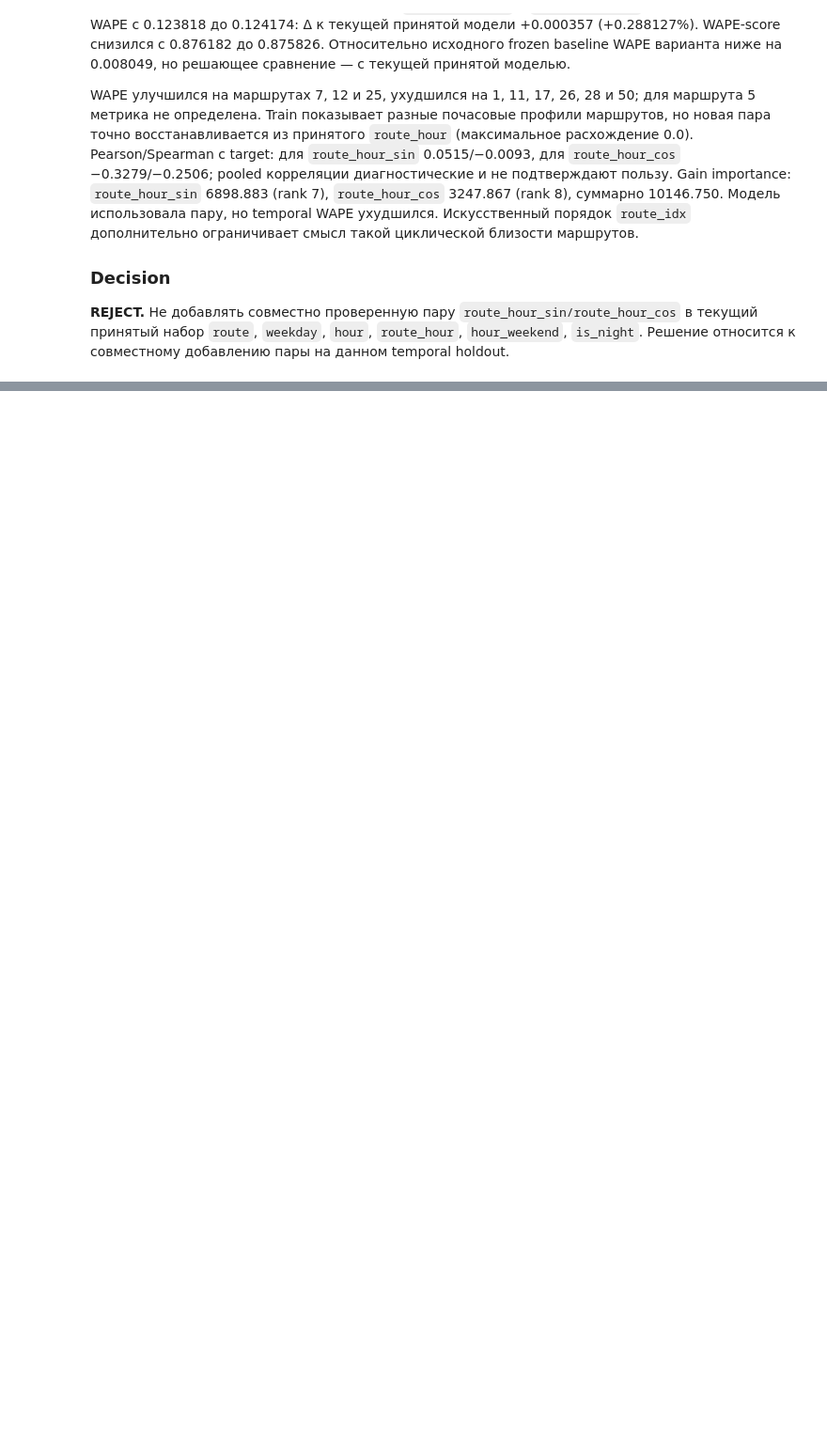
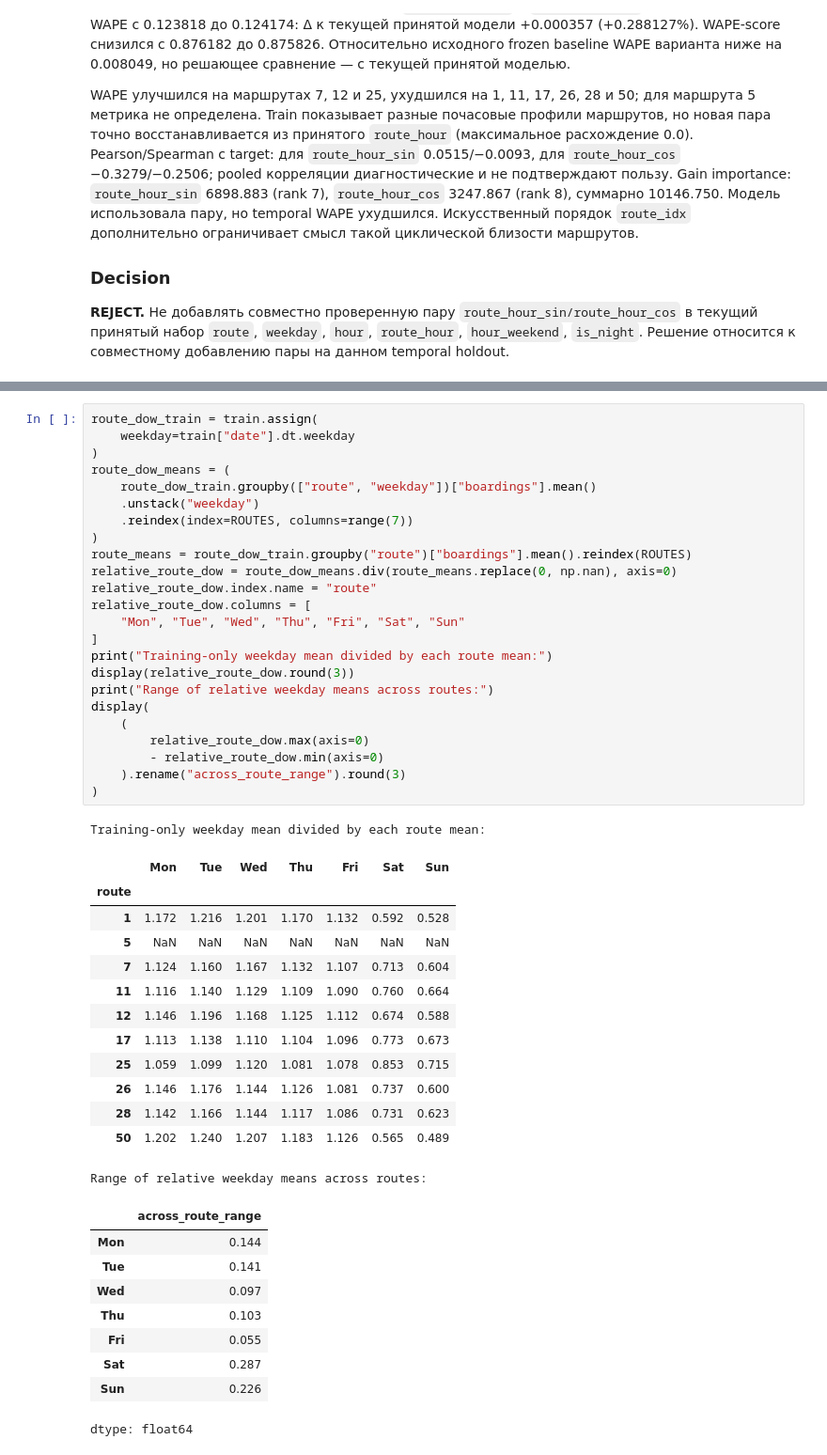
Before and after one commit to rapogahu/MT-Hackathon-2026, a Jupyter notebook: ml/notebooks/feature_engineering.ipynb, the cells around one changed output, grey strips where cells are left out. Shown at 94% size. Saved outputs shown, nothing was run; the diff lists cells and outputs as text; blank space fills up the shorter version.

```diff
--- a/ml/notebooks/feature_engineering.ipynb
+++ b/ml/notebooks/feature_engineering.ipynb
@@ -3650,0 +3665,48 @@ WAPE улучшился на маршрутах 7, 12 и 25, ухудшился
+# %%
+route_dow_train = train.assign(
+    weekday=train["date"].dt.weekday
+)
+route_dow_means = (
+    route_dow_train.groupby(["route", "weekday"])["boardings"].mean()
+    .unstack("weekday")
+    .reindex(index=ROUTES, columns=range(7))
+)
+route_means = route_dow_train.groupby("route")["boardings"].mean().reindex(ROUTES)
+relative_route_dow = route_dow_means.div(route_means.replace(0, np.nan), axis=0)
+relative_route_dow.index.name = "route"
+relative_route_dow.columns = [
+    "Mon", "Tue", "Wed", "Thu", "Fri", "Sat", "Sun"
+]
+print("Training-only weekday mean divided by each route mean:")
+display(relative_route_dow.round(3))
+print("Range of relative weekday means across routes:")
+display(
+    (
+        relative_route_dow.max(axis=0)
+        - relative_route_dow.min(axis=0)
+    ).rename("across_route_range").round(3)
+)
+# %% [output]
+Training-only weekday mean divided by each route mean:
+|  | Mon | Tue | Wed | Thu | Fri | Sat | Sun |
+| route |  |  |  |  |  |  |  |
+| 1 | 1.172 | 1.216 | 1.201 | 1.170 | 1.132 | 0.592 | 0.528 |
+| 5 | NaN | NaN | NaN | NaN | NaN | NaN | NaN |
+| 7 | 1.124 | 1.160 | 1.167 | 1.132 | 1.107 | 0.713 | 0.604 |
+| 11 | 1.116 | 1.140 | 1.129 | 1.109 | 1.090 | 0.760 | 0.664 |
+| 12 | 1.146 | 1.196 | 1.168 | 1.125 | 1.112 | 0.674 | 0.588 |
+| 17 | 1.113 | 1.138 | 1.110 | 1.104 | 1.096 | 0.773 | 0.673 |
+| 25 | 1.059 | 1.099 | 1.120 | 1.081 | 1.078 | 0.853 | 0.715 |
+| 26 | 1.146 | 1.176 | 1.144 | 1.126 | 1.081 | 0.737 | 0.600 |
+| 28 | 1.142 | 1.166 | 1.144 | 1.117 | 1.086 | 0.731 | 0.623 |
+| 50 | 1.202 | 1.240 | 1.207 | 1.183 | 1.126 | 0.565 | 0.489 |
+Range of relative weekday means across routes:
+|  | across_route_range |
+| Mon | 0.144 |
+| Tue | 0.141 |
+| Wed | 0.097 |
+| Thu | 0.103 |
+| Fri | 0.055 |
+| Sat | 0.287 |
+| Sun | 0.226 |
+dtype: float64
```
Also changed, not shown: parts of 12 cells of this notebook, 1 other file.
